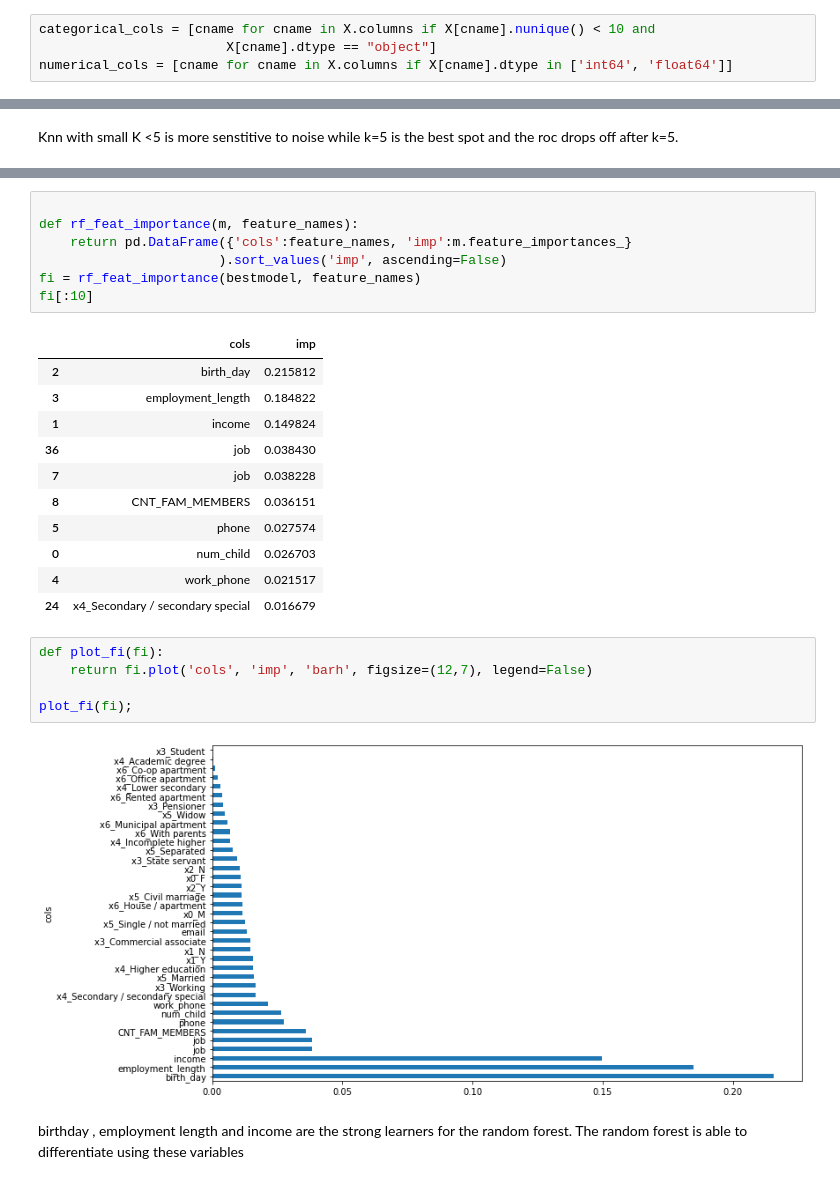
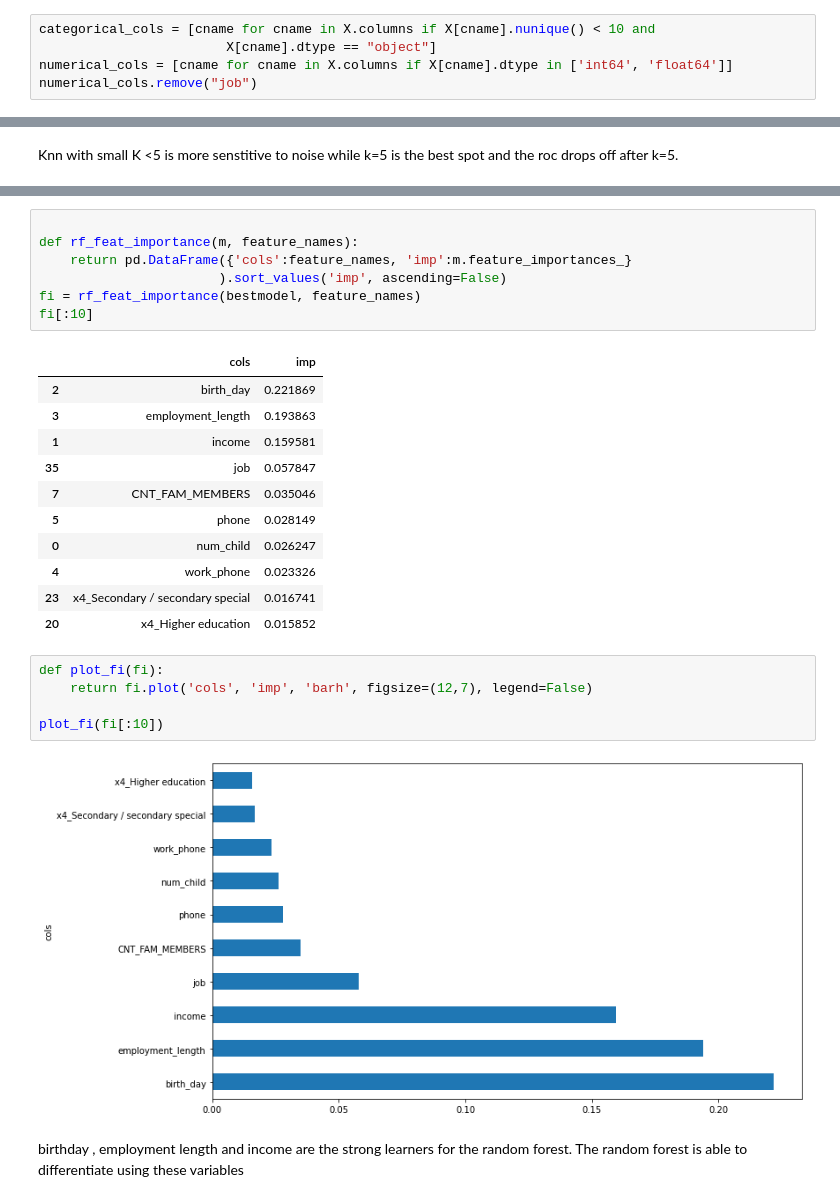
Before and after one commit to johntanas/it1244project, a Jupyter notebook: code/model_score.ipynb, the cells around one changed output, grey strips where cells are left out. Drawn from its saved outputs; the diff is of its cells as text.

```diff
--- a/code/model_score.ipynb
+++ b/code/model_score.ipynb
@@ -42,6 +42,7 @@ X,y=train_df.drop(columns=dep_var),train_df[dep_var]
 categorical_cols = [cname for cname in X.columns if X[cname].nunique() < 10 and
                         X[cname].dtype == "object"]
 numerical_cols = [cname for cname in X.columns if X[cname].dtype in ['int64', 'float64']]
+numerical_cols.remove("job")
 # %%
 preprocessor = ColumnTransformer(
     transformers=[
@@ -179,23 +175,23 @@ fi = rf_feat_importance(bestmodel, feature_names)
 fi[:10]
 # %% [output]
 |  | cols | imp |
-| 2 | birth_day | 0.215812 |
-| 3 | employment_length | 0.184822 |
-| 1 | income | 0.149824 |
-| 36 | job | 0.038430 |
-| 7 | job | 0.038228 |
-| 8 | CNT_FAM_MEMBERS | 0.036151 |
-| 5 | phone | 0.027574 |
-| 0 | num_child | 0.026703 |
-| 4 | work_phone | 0.021517 |
-| 24 | x4_Secondary / secondary special | 0.016679 |
+| 2 | birth_day | 0.221869 |
+| 3 | employment_length | 0.193863 |
+| 1 | income | 0.159581 |
+| 35 | job | 0.057847 |
+| 7 | CNT_FAM_MEMBERS | 0.035046 |
+| 5 | phone | 0.028149 |
+| 0 | num_child | 0.026247 |
+| 4 | work_phone | 0.023326 |
+| 23 | x4_Secondary / secondary special | 0.016741 |
+| 20 | x4_Higher education | 0.015852 |
 # %%
 def plot_fi(fi):
     return fi.plot('cols', 'imp', 'barh', figsize=(12,7), legend=False)
 
-plot_fi(fi);
+plot_fi(fi[:10])
 # %% [output]
-[figure, old version]
+[figure, new version]
 # %% [markdown]
 birthday , employment length and income are the strong learners for the random forest. The random forest is able to differentiate using these variables
 # %%
```
Also changed, not shown: parts of 3 cells of this notebook.
